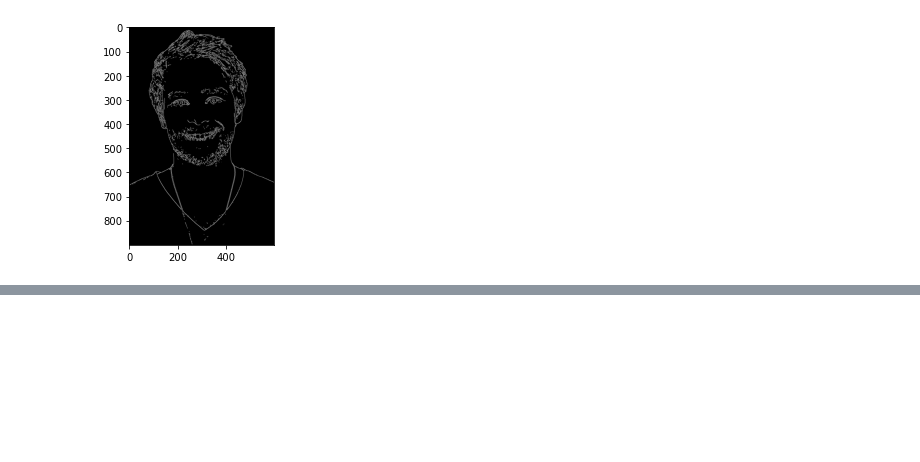
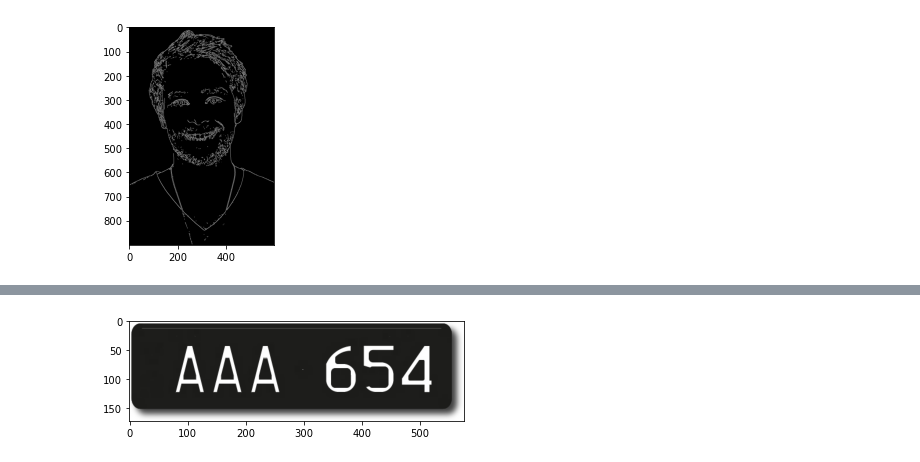
Before and after one commit to anshupandey/Machine_Learning_Training, a Jupyter notebook: Springer Nature/advanceml/code1 - Basic image processing with matplotlib, numpy and openCV.ipynb, the cells around one changed output, grey strips where cells are left out. Cells and saved outputs as stored; diff of their text form; code cells hidden in the pictures; blank space fills up the shorter version.

```diff
--- a/Springer Nature/advanceml/code1 - Basic image processing with matplotlib, numpy and openCV.ipynb
+++ b/Springer Nature/advanceml/code1 - Basic image processing with matplotlib, numpy and openCV.ipynb
@@ -139,0 +155,8 @@ plt.show()
+# %%
+# Erosion
+kernel = np.ones((7,7))
+img2 = cv2.erode(img,kernel)
+plt.imshow(img2)
+plt.show()
+# %% [output]
+[figure, added]
```
Also changed, not shown: parts of 14 cells of this notebook.
